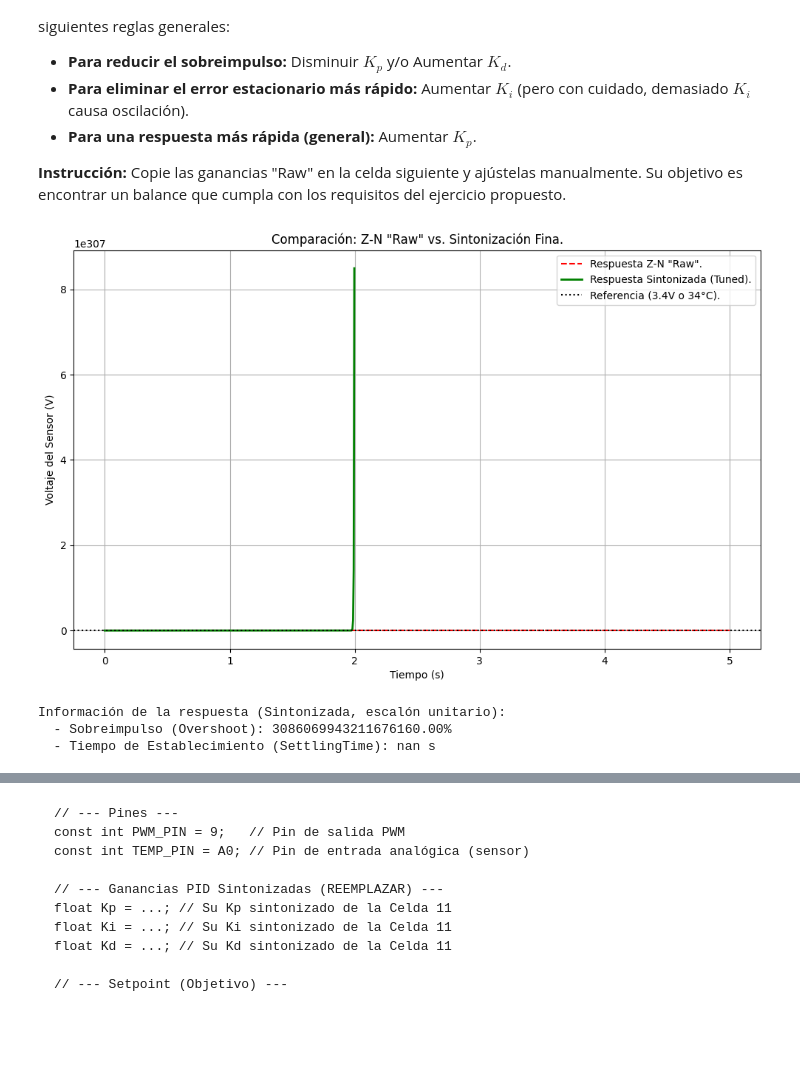
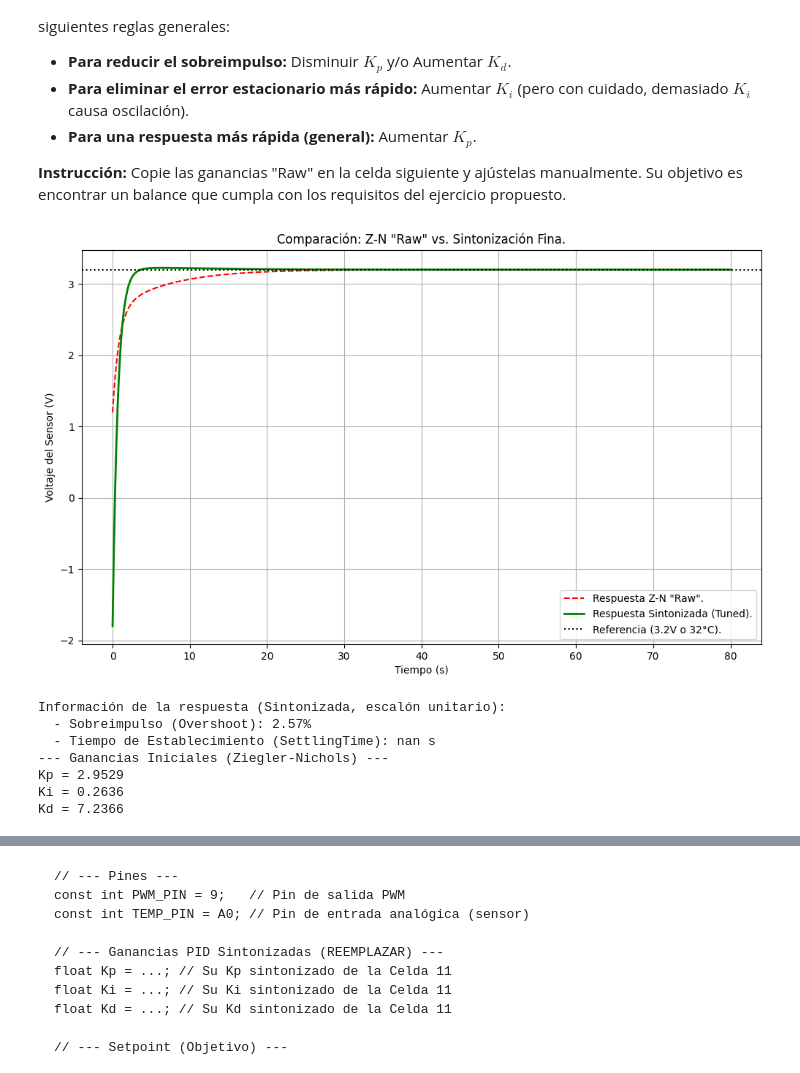
Before and after one commit to migueamv/Control-Clasico, a Jupyter notebook: Practicas/P_3_02_Controlador_LTR701_PID.ipynb, the cells around one changed output, grey strips where cells are left out. Drawn from its saved outputs; the diff is of its cells as text; code cells hidden in the pictures; blank space fills up the shorter version.

```diff
--- a/Practicas/P_3_02_Controlador_LTR701_PID.ipynb
+++ b/Practicas/P_3_02_Controlador_LTR701_PID.ipynb
@@ -23,9 +23,9 @@ import numpy as np
 
 # --- 1. Parámetros del sistema de temperatura LTR701 (Obtenidos en la práctica anterior) ---
 # (REEMPLACE CON SUS VALORES)
-K = 0.183
-L = 0.008
-T = 5.952
+K = 1.000
+L = 7.002
+T = 8.615
 
 # --- 2. Creación del Modelo de la Planta Gp(s) ---
 
@@ -67,7 +67,7 @@ Ahora, convertimos esto a Voltios para nuestra simulación, ya que nuestro model
 * **Voltaje Inicial (Línea Base):** $V_{base} = 25^\circ C \times (1V / 10^\circ C) = 2.5 V$
 # %%
 # --- 2. Definición de Setpoint y Voltajes de Operación ---
-V_ref = 3.37    # Voltaje objetivo (corresponde a 35°C)
+V_ref = 3.2    # Voltaje objetivo (corresponde a 35°C)
 V_base = 2.4   # Voltaje inicial (corresponde a 25°C)
 
 # El tamaño del escalón que simulamos es la diferencia
@@ -136,7 +136,7 @@ sistema_cl_zn = ct.feedback(Gc_zn * Gp, 1)
 
 # Simulación de la respuesta al escalón.
 # ct.step_response calcula la respuesta a un escalón de magnitud 1.
-t_sim, y_unit_step = ct.step_response(sistema_cl_zn, T=np.linspace(0, 5, 1000))
+t_sim, y_unit_step = ct.step_response(sistema_cl_zn, T=np.linspace(0, 120, 1000))
 
 # --- Escalamos la respuesta ---
 # La respuesta real es el cambio (y_unit_step * step_size) sumado al valor inicial (V_base)
@@ -183,46 +183,55 @@ Nuestro trabajo ahora es realizar la **sintonización fina** para mejorar la res
 # --- 5. Espacio de Trabajo para Sintonización Fina ---
 
 # MODIFIQUE ESTOS VALORES PARA ENCONTRAR UNA MEJOR RESPUESTA:
-Kp_tuned = Kp_zn * 2.41  # Ejemplo: Reducir Kp
-Ki_tuned = Ki_zn * 0.18  # Ejemplo: Reducir Ki
-Kd_tuned = Kd_zn * 7.85  # Ejemplo: Aumentar Kd
+Kp_tuned = Kp_zn * 2.0  # Ejemplo: Reducir Kp
+Ki_tuned = Ki_zn * 2.5  # Ejemplo: Reducir Ki
+Kd_tuned = Kd_zn * 1.4  # Ejemplo: Aumentar Kd
 
 # --- Creación del controlador PID Sintonizado ---
 Gc_tuned = ct.tf([Kd_tuned, Kp_tuned, Ki_tuned], [1, 0])
 
 # --- Sistema en Lazo Cerrado Sintonizado ---
 sistema_cl_tuned = ct.feedback(Gc_tuned * Gp, 1)
 
 # --- Simulación ---
 # Obtenemos la respuesta al escalón unitario
-t_sim, y_unit_step_tuned = ct.step_response(sistema_cl_tuned, T=np.linspace(0, 5, 1000))
+t_sim, y_unit_step_tuned = ct.step_response(sistema_cl_tuned, T=np.linspace(0, 80, 1000))
 
 # --- Escalamos la respuesta ---
 y_tuned = (y_unit_step_tuned * step_size) + V_base
 # y_zn (del cálculo anterior) ya está escalada
 
 # --- Graficación Comparativa ---
 plt.figure(figsize=(12, 7))
 plt.plot(t_sim, y_zn, 'r--', label='Respuesta Z-N "Raw".')
 plt.plot(t_sim, y_tuned, 'g-', linewidth=2, label='Respuesta Sintonizada (Tuned).')
 plt.axhline(y=V_ref, color='k', linestyle=':', label=f'Referencia ({V_ref:.1f}V o {V_ref*10:.0f}°C).')
 plt.title('Comparación: Z-N "Raw" vs. Sintonización Fina.')
 plt.xlabel('Tiempo (s)')
 plt.ylabel('Voltaje del Sensor (V)')
 plt.legend()
 plt.grid(True)
 plt.show()
 
 # Imprimir información de la respuesta sintonizada
 info_tuned = ct.step_info(sistema_cl_tuned)
 print("\nInformación de la respuesta (Sintonizada, escalón unitario):")
 print(f"  - Sobreimpulso (Overshoot): {info_tuned['Overshoot']:.2f}%")
 print(f"  - Tiempo de Establecimiento (SettlingTime): {info_tuned['SettlingTime']:.2f} s")
+
+print("--- Ganancias Iniciales (Ziegler-Nichols) ---")
+print(f"Kp = {Kp_tuned:.4f}")
+print(f"Ki = {Ki_tuned:.4f}")
+print(f"Kd = {Kd_tuned:.4f}")
 # %% [output]
-[figure, old version]
+[figure, new version]
 Información de la respuesta (Sintonizada, escalón unitario):
-  - Sobreimpulso (Overshoot): 3086069943211676160.00%
+  - Sobreimpulso (Overshoot): 2.57%
   - Tiempo de Establecimiento (SettlingTime): nan s
+--- Ganancias Iniciales (Ziegler-Nichols) ---
+Kp = 2.9529
+Ki = 0.2636
+Kd = 7.2366
 # %% [markdown]
 ### Ejercicio Propuesto: Sintonización e Implementación 🎯
 
```
Also changed, not shown: parts of 8 cells of this notebook, 4 other files.
